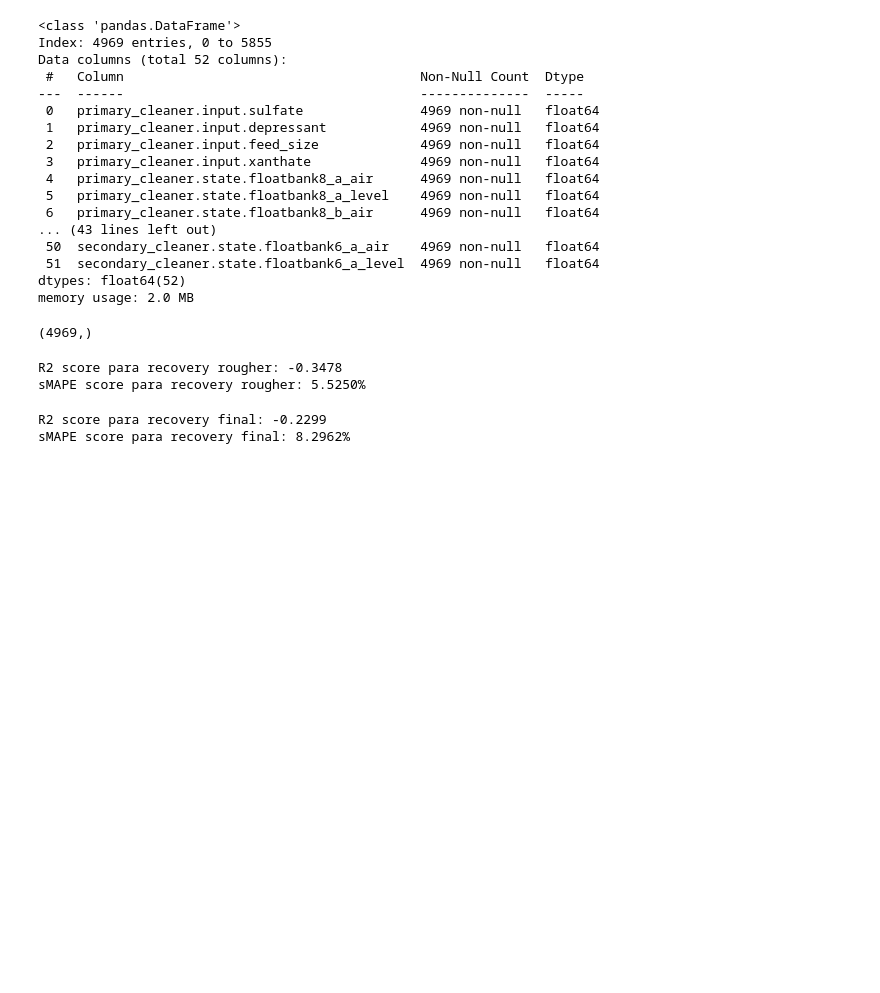
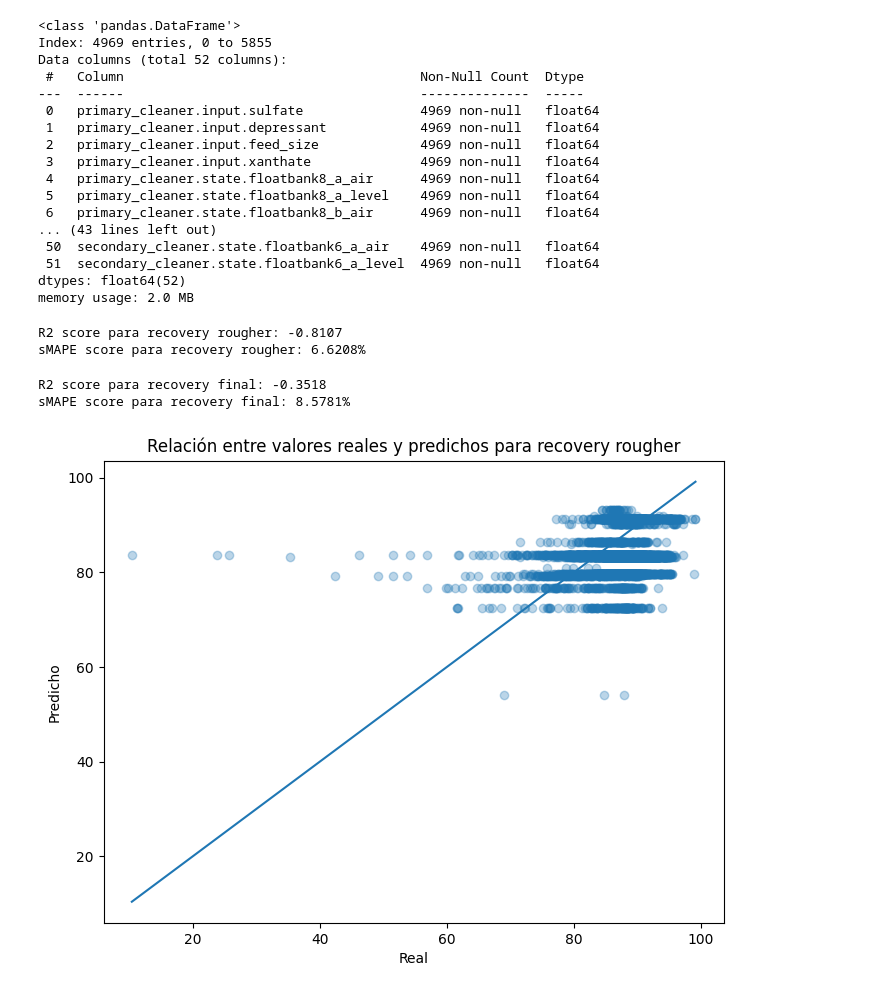
Before and after one commit to Fernandojbf123/proceso_de_extraccion_de_oro, a Jupyter notebook: main.ipynb, the cells around one changed output. Drawn from its saved outputs; the diff is of its cells as text; code cells hidden in the pictures; blank space fills up the shorter version.

```diff
--- a/main.ipynb
+++ b/main.ipynb
@@ -719,8 +821,11 @@ model.fit(features, target_final)
 predicted = model.predict(features)
 
 resultados["recovery_final"]["Random Forest"]["r2_score"] = best_r2_score
-resultados["recovery_final"]["Random Forest"]["sMAPE_score"] = best_smape_score
+resultados["recovery_final"]["Random Forest"]["smape_score"] = best_smape_score
 resultados["recovery_final"]["Random Forest"]["best_estimator"] = best_estimator
 resultados["recovery_final"]["Random Forest"]["best_depth"] = best_depth
 resultados["recovery_final"]["Random Forest"]["model"] = model
-resultados["recovery_final"]["Random Forest"]["recovery_predicted"] = predicted
+resultados["recovery_final"]["Random Forest"]["predictions"] = predicted
+
+print("R2 train:", r2_score(target_final, predicted))
+print("sMAPE train:", smape(target_final, predicted))
@@ -726,0 +868,14 @@ resultados["recovery_final"]["Random Forest"]["recovery_predicted"] = predicted
+# %%
+# Entrenar el modelo Decision Tree con los datos completos para luego guardarlo en el diccionario
+model = DecisionTreeRegressor(max_depth=best_depth, random_state=12345)
+model.fit(features, target_final)
+predicted = model.predict(features)
+
+resultados["recovery_final"]["Decision Tree"]["r2_score"] = best_r2_score
+resultados["recovery_final"]["Decision Tree"]["smape_score"] = best_smape_score
+resultados["recovery_final"]["Decision Tree"]["best_depth"] = best_depth
+resultados["recovery_final"]["Decision Tree"]["model"] = model
+resultados["recovery_final"]["Decision Tree"]["predictions"] = predicted
+
+print("R2 train:", r2_score(target_final, predicted))
+print("sMAPE train:", smape(target_final, predicted))
@@ -757,6 +914,7 @@ NOTA: Se supone que ahora se usaría otro cuaderno de jupyter para hacer las pru
 
 #9.1.1. preparo los datos; features y targets
 full_data = load_data(folder, "gold_recovery_full.csv")
+full_data["date"] = pd.to_datetime(full_data["date"], format="%Y-%m-%d %H:%M:%S")
 df_con_recoveries = pd.merge(test_data, full_data, on="date", how="left", suffixes=("", '_y'))
 columnas_a_mantener = [col for col in df_con_recoveries.columns if not col.endswith('_y') or col in test_data.columns]
 df_con_recoveries = df_con_recoveries[columnas_a_mantener]
@@ -833,29 +990,43 @@ Data columns (total 52 columns):
  51  secondary_cleaner.state.floatbank6_a_level  4969 non-null   float64
 dtypes: float64(52)
 memory usage: 2.0 MB
-# %%
-recovery_rougher_real.shape
-# %% [output]
-(4969,)
 # %%
-# Primer modelo
-model = resultados["recovery_rougher"]["Random Forest"]["model"]
+# Cargar el primer modelo de recuperación (rougher) y hacer las predicciones sobre el dataset de prueba
+model = resultados["recovery_rougher"]["Decision Tree"]["model"]
 recovery_rougher_predicted = model.predict(features)
 r2_score_rougher = r2_score(recovery_rougher_real, recovery_rougher_predicted)
 smape_score_rougher = smape(recovery_rougher_real, recovery_rougher_predicted)
 print(f"R2 score para recovery rougher: {r2_score_rougher:.4f}")
 print(f"sMAPE score para recovery rougher: {smape_score_rougher:.4f}%")
 # %% [output]
-R2 score para recovery rougher: -0.3478
-sMAPE score para recovery rougher: 5.5250%
+R2 score para recovery rougher: -0.8107
+sMAPE score para recovery rougher: 6.6208%
 # %%
-# Segundo modelo
-model = resultados["recovery_final"]["Random Forest"]["model"]
+# Cargar el segundo modelo de recuperación (final) y hacer las predicciones sobre el dataset de prueba
+model = resultados["recovery_final"]["Decision Tree"]["model"]
 recovery_final_predicted = model.predict(features)
 r2_score_final = r2_score(recovery_final_real, recovery_final_predicted)
 smape_score_final = smape(recovery_final_real, recovery_final_predicted)
 print(f"R2 score para recovery final: {r2_score_final:.4f}")
 print(f"sMAPE score para recovery final: {smape_score_final:.4f}%")
 # %% [output]
-R2 score para recovery final: -0.2299
-sMAPE score para recovery final: 8.2962%
+R2 score para recovery final: -0.3518
+sMAPE score para recovery final: 8.5781%
+# %%
+# Relación entre los valores reales y los valores predichos para el recovery del rougher, para esto se hace un scatter plot con los valores reales en el eje x y los valores predichos en el eje y; además se añade una línea diagonal que representa la situación ideal donde los valores predichos son iguales a los valores reales.
+
+plt.figure(figsize=(8,6))
+plt.scatter(recovery_rougher_real,
+            recovery_rougher_predicted,
+            alpha=0.3)
+
+plt.xlabel("Real")
+plt.ylabel("Predicho")
+plt.plot(
+    [recovery_rougher_real.min(), recovery_rougher_real.max()],
+    [recovery_rougher_real.min(), recovery_rougher_real.max()]
+)
+plt.title("Relación entre valores reales y predichos para recovery rougher")
+plt.show()
+# %% [output]
+[figure, added]
```
Also changed, not shown: parts of 43 cells of this notebook.
